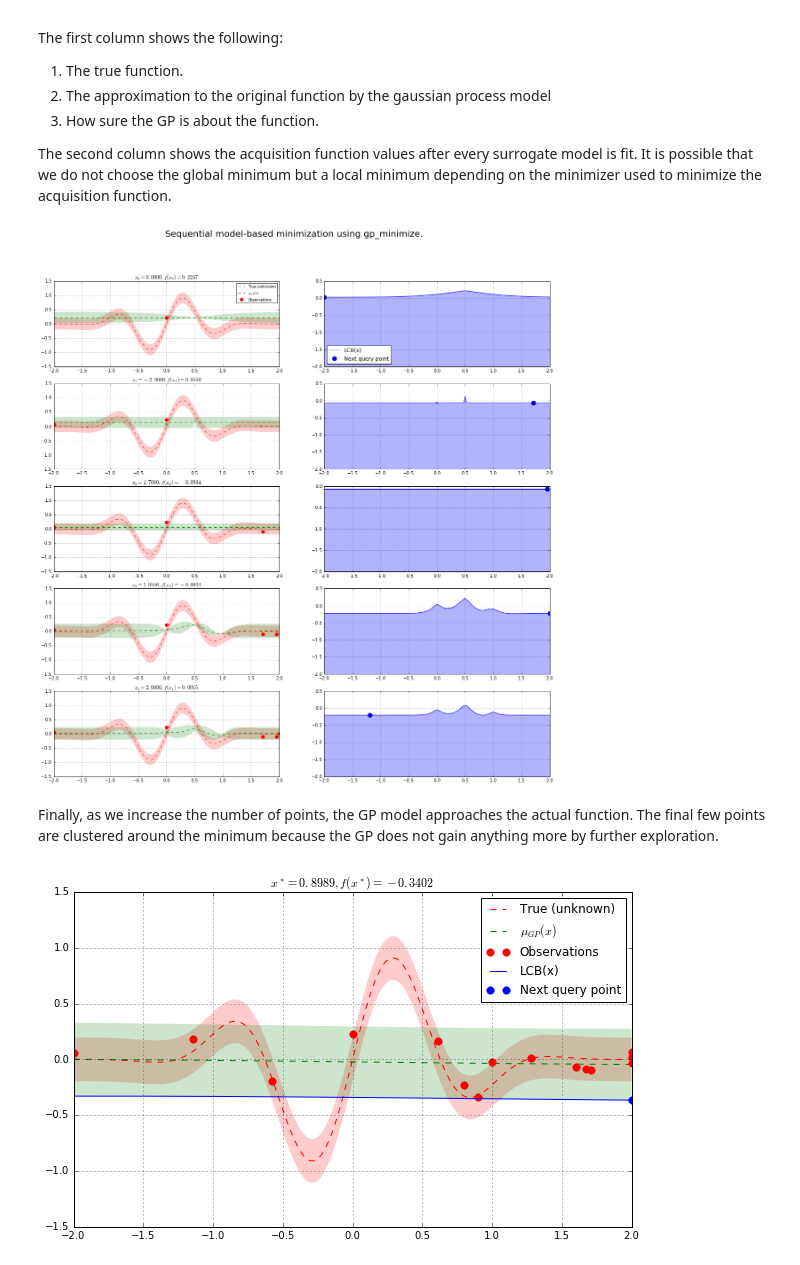
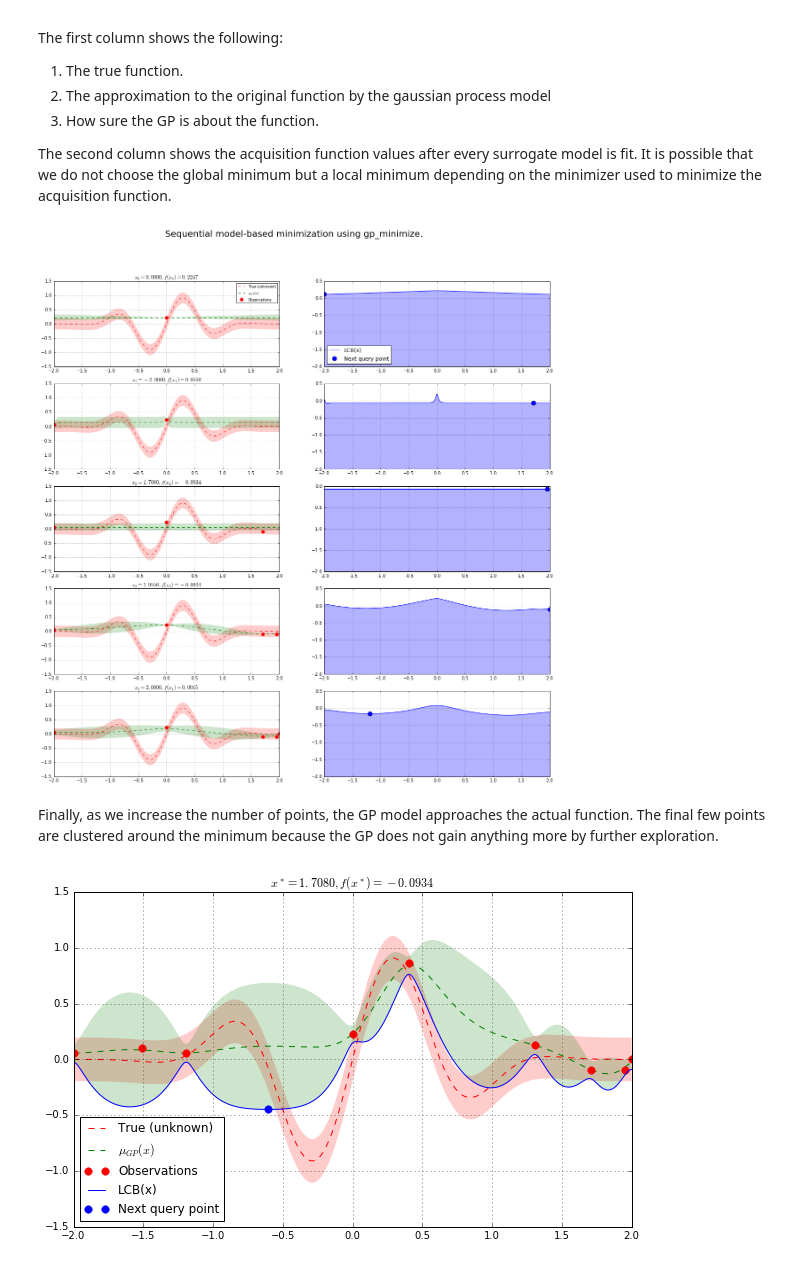
Before and after one commit to scikit-optimize/scikit-optimize, a Jupyter notebook: examples/bayesian-optimization.ipynb, the cells around one changed output. Saved outputs shown, nothing was run; the diff lists cells and outputs as text; code cells hidden in the pictures.

Commit message:
Fix constant prediction in bayesian optimisation

```diff
--- a/examples/bayesian-optimization.ipynb
+++ b/examples/bayesian-optimization.ipynb
@@ -83,7 +83,7 @@ res = gp_minimize(f,                  # the function to minimize
                   [(-2.0, 2.0)],      # the bounds on each dimension of x
                   x0=[0.],            # the starting point
                   acq_func="LCB",     # the acquisition function (optional)
-                  n_calls=15,         # the number of evaluations of f including at x0
+                  n_calls=9,         # the number of evaluations of f including at x0
                   n_random_starts=0,  # the number of random initialization points
                   random_state=777)
 # %% [markdown]
@@ -151,6 +151,8 @@ The second column shows the acquisition function values after every surrogate mo
 plt.rcParams["figure.figsize"] = (20, 20)
 
 x = np.linspace(-2, 2, 400).reshape(-1, 1)
+x_gp = res.space.transform(x.tolist())
+
 fx = np.array([f(x_i, noise_level=0.0) for x_i in x])
 
 # Plot first five iterations.
@@ -167,7 +169,7 @@ for n_iter in range(5):
              alpha=.2, fc="r", ec="None")
 
     # Plot GP(x) + contours
-    y_pred, sigma = gp.predict(x, return_std=True)
+    y_pred, sigma = gp.predict(x_gp, return_std=True)
     plt.plot(x, y_pred, "g--", label=r"$\mu_{GP}(x)$")
     plt.fill(np.concatenate([x, x[::-1]]),
              np.concatenate([y_pred - 1.9600 * sigma,
@@ -185,13 +187,13 @@ for n_iter in range(5):
         plt.legend(loc="best", prop={'size': 8}, numpoints=1)
 
     plt.subplot(5, 2, 2*n_iter+2)
-    acq = gaussian_lcb(x, gp)
+    acq = gaussian_lcb(x_gp, gp)
     plt.plot(x, acq, "b", label="LCB(x)")
     plt.fill_between(x.ravel(), -2.0, acq.ravel(), alpha=0.3, color='blue')
 
-    next_x = np.asarray(res.x_iters[n_iter + 1])
-    next_acq = gaussian_lcb(next_x.reshape(-1, 1), gp)
-    plt.plot(next_x[0], next_acq, "bo", markersize=10, label="Next query point")
+    next_x = res.x_iters[n_iter + 1]
+    next_acq = gaussian_lcb(res.space.transform([next_x]), gp)
+    plt.plot(next_x, next_acq, "bo", markersize=10, label="Next query point")
     plt.grid()
 
     if n_iter == 0:
@@ -200,45 +202,49 @@ for n_iter in range(5):
 plt.suptitle("Sequential model-based minimization using gp_minimize.", fontsize=20)
 plt.show()
 # %% [output]
-[figure, old version]
+[figure, new version]
 # %% [markdown]
 Finally, as we increase the number of points, the GP model approaches the actual function. The final few points are clustered around the minimum because the GP does not gain anything more by further exploration.
 # %%
 # Plot f(x) + contours
 plt.rcParams["figure.figsize"] = (10, 6)
 x = np.linspace(-2, 2, 400).reshape(-1, 1)
+x_gp = res.space.transform(x.tolist())
+
 fx = [f(x_i, noise_level=0.0) for x_i in x]
 plt.plot(x, fx, "r--", label="True (unknown)")
 plt.fill(np.concatenate([x, x[::-1]]),
          np.concatenate(([fx_i - 1.9600 * noise_level for fx_i in fx],
                          [fx_i + 1.9600 * noise_level for fx_i in fx[::-1]])),
          alpha=.2, fc="r", ec="None")
 
 # Plot GP(x) + concours
 gp = res.models[-1]
-y_pred, sigma = gp.predict(x, return_std=True)
+
+
+y_pred, sigma = gp.predict(x_gp, return_std=True)
 
 plt.plot(x, y_pred, "g--", label=r"$\mu_{GP}(x)$")
 plt.fill(np.concatenate([x, x[::-1]]),
          np.concatenate([y_pred - 1.9600 * sigma,
                          (y_pred + 1.9600 * sigma)[::-1]]),
          alpha=.2, fc="g", ec="None")
 
 # Plot sampled points
 plt.plot(res.x_iters,
          res.func_vals,
          "r.", markersize=15, label="Observations")
 
 # Plot LCB(x) + next query point
-acq = gaussian_lcb(x, gp)
-plt.plot(x, gaussian_lcb(x, gp), "b", label="LCB(x)")
+acq = gaussian_lcb(x_gp, gp)
+plt.plot(x, acq, "b", label="LCB(x)")
 next_x = np.argmin(acq)
 plt.plot([x[next_x]], [acq[next_x]], "b.", markersize=15, label="Next query point")
 
 plt.title(r"$x^* = %.4f, f(x^*) = %.4f$" % (res.x[0], res.fun))
 plt.legend(loc="best")
 plt.grid()
 
 plt.show()
 # %% [output]
-[figure, old version]
+[figure, new version]
```
Also changed, not shown: parts of 3 cells of this notebook.
